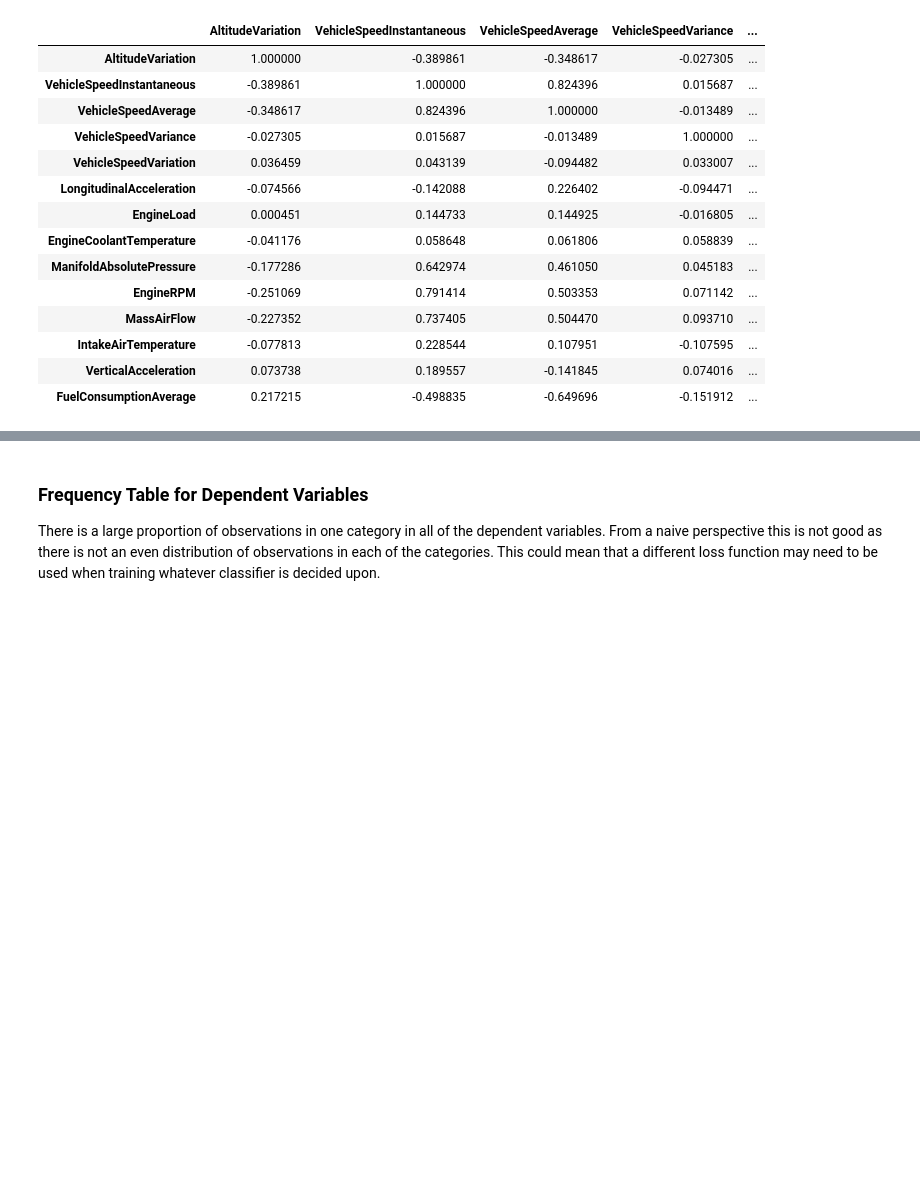
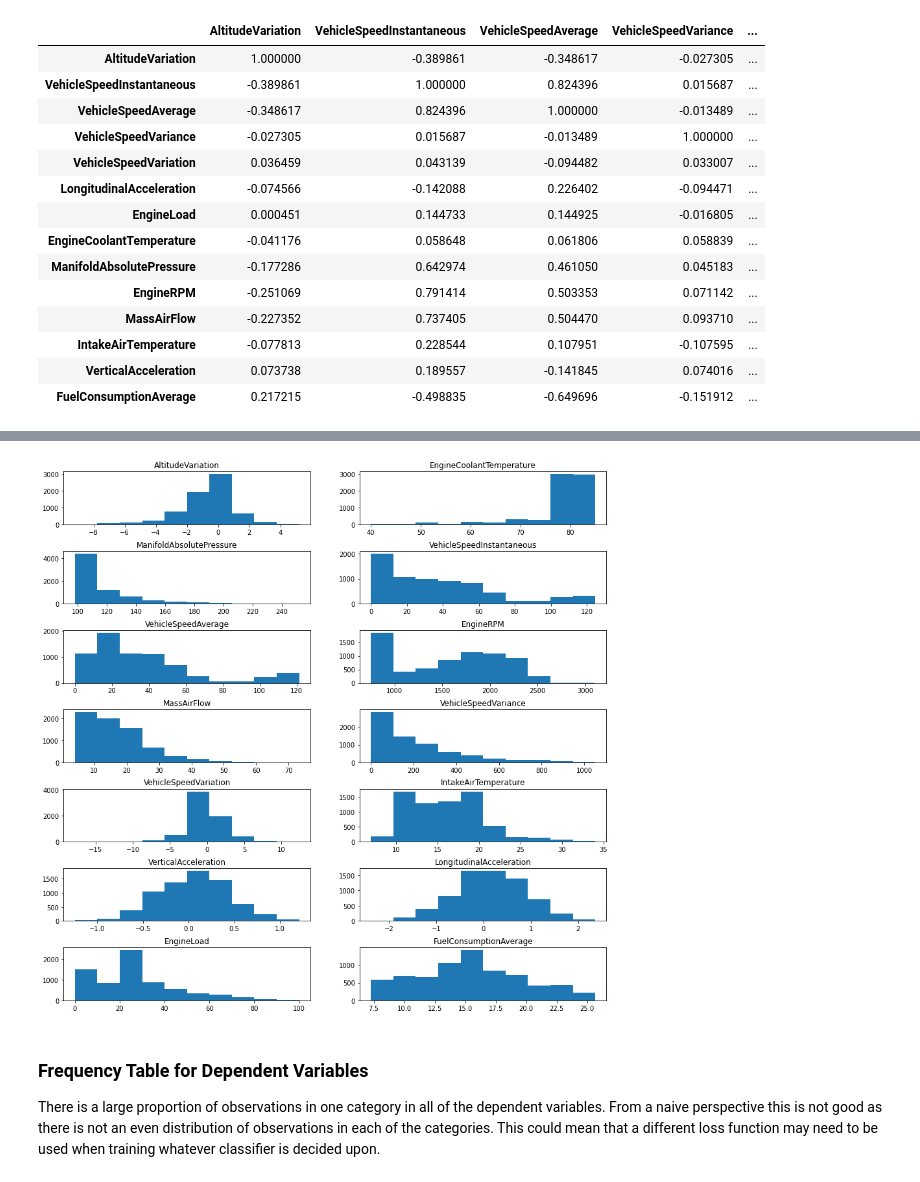
Before and after one commit to markbreen95/comp_09012, a Jupyter notebook: notebooks/EDA.ipynb, the cells around one changed output, grey strips where cells are left out. Saved outputs shown, nothing was run; the diff lists cells and outputs as text; code cells hidden in the pictures; blank space fills up the shorter version.

````diff
--- a/notebooks/EDA.ipynb
+++ b/notebooks/EDA.ipynb
@@ -7,8 +11,8 @@ import seaborn as sns
 # %%
-op_1 = pd.read_csv('../data/opel_corsa_01.csv', sep=';').set_index('Unnamed: 0')
-op_2 = pd.read_csv('../data/opel_corsa_02.csv', sep=';').set_index('Unnamed: 0')
-peug_1 = pd.read_csv('../data/peugeot_207_01.csv', sep=';').set_index('Unnamed: 0')
-peug_2 = pd.read_csv('../data/peugeot_207_02.csv', sep=';').set_index('Unnamed: 0')
+op_1 = pd.read_csv('../data/raw/opel_corsa_01.csv', sep=';').set_index('Unnamed: 0')
+op_2 = pd.read_csv('../data/raw/opel_corsa_02.csv', sep=';').set_index('Unnamed: 0')
+peug_1 = pd.read_csv('../data/raw/peugeot_207_01.csv', sep=';').set_index('Unnamed: 0')
+peug_2 = pd.read_csv('../data/raw/peugeot_207_02.csv', sep=';').set_index('Unnamed: 0')
 # %% [markdown]
 All datasets have the same number of columns
 # %%
@@ -74,7 +78,8 @@
 
 ```FuelConsumptionAverage``` and ```VehicleSpeedAverage```
 # %%
-corr = op_1.drop(['roadSurface', 'traffic', 'drivingStyle'], axis=1).corr()
+op_1_num_cols = op_1.drop(['roadSurface', 'traffic', 'drivingStyle'], axis=1)
+corr = op_1_num_cols.corr()
 corr.style.background_gradient(cmap='coolwarm')
 # %% [output]
 |  | AltitudeVariation | VehicleSpeedInstantaneous | VehicleSpeedAverage | VehicleSpeedVariance | ... |
@@ -95,3 +107,13 @@ corr.style.background_gradient(cmap='coolwarm')
+# %%
+fig, axs = plt.subplots(7, 2, figsize=(15, 15))
+cols = op_1_num_cols.columns
+for i, col in enumerate(cols):
+    axs[i%7, i%2].set_title(col)
+    axs[i%7, i%2].hist(op_1_num_cols[col])
+fig.subplots_adjust(hspace=0.5)
+plt.show()
+# %% [output]
+[figure, added]
 # %% [markdown]
 ### Frequency Table for Dependent Variables
 
````
Also changed, not shown: parts of 21 cells of this notebook.
